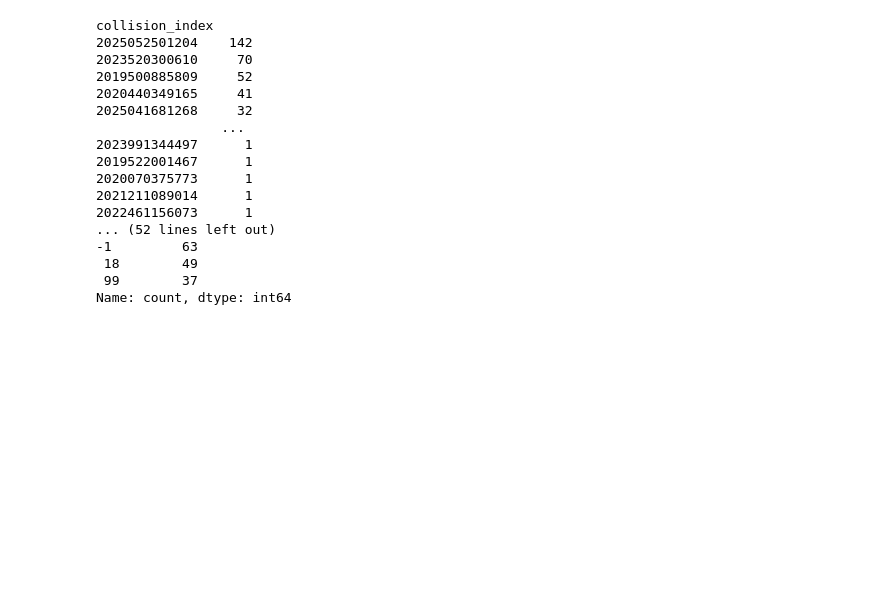
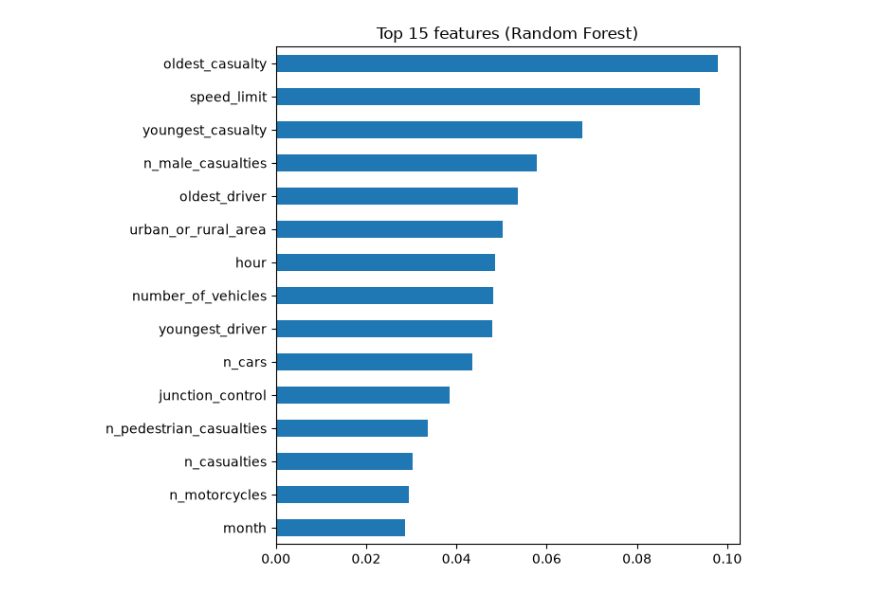
Before and after one commit to PraveenAnilKumar/Road-Collision-Severity-Predictor, a Jupyter notebook: road accidents.ipynb, the cells around one changed output. Cells and saved outputs as stored; diff of their text form; code cells hidden in the pictures; blank space fills up the shorter version.

```diff
--- a/road accidents.ipynb
+++ b/road accidents.ipynb
@@ -202,21 +267,11 @@ df_1[df_1.isnull().any(axis=1)]
-# %%
-for i in df_1.columns:
-    print(df_1[i].value_counts())
-# %% [output]
-collision_index
-2025052501204    142
-2023520300610     70
-2019500885809     52
-2020440349165     41
-2025041681268     32
-                ...
-2023991344497      1
-2019522001467      1
-2020070375773      1
-2021211089014      1
-2022461156073      1
-... (52 lines left out)
--1         63
- 18        49
- 99        37
-Name: count, dtype: int64
+# %%
+# Random Forest has feature_importances_ so use it to see important features
+rf = trained["Random Forest"]
+importance = pd.Series(rf.feature_importances_, index=X.columns).sort_values(ascending=False)
+
+importance.head(15).sort_values().plot(kind="barh", figsize=(7, 6))
+plt.title("Top 15 features (Random Forest)")
+plt.tight_layout()
+plt.show()
+# %% [output]
+[figure, added]
```
Also changed, not shown: parts of 17 cells of this notebook, 1 other file.
